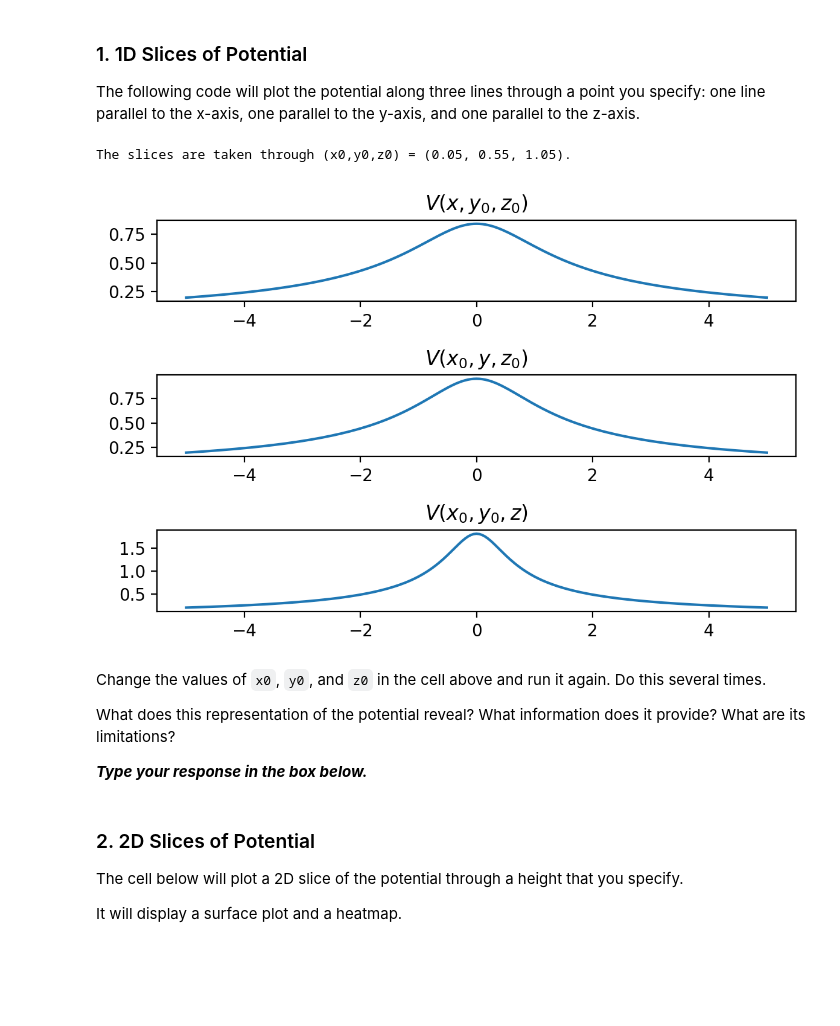
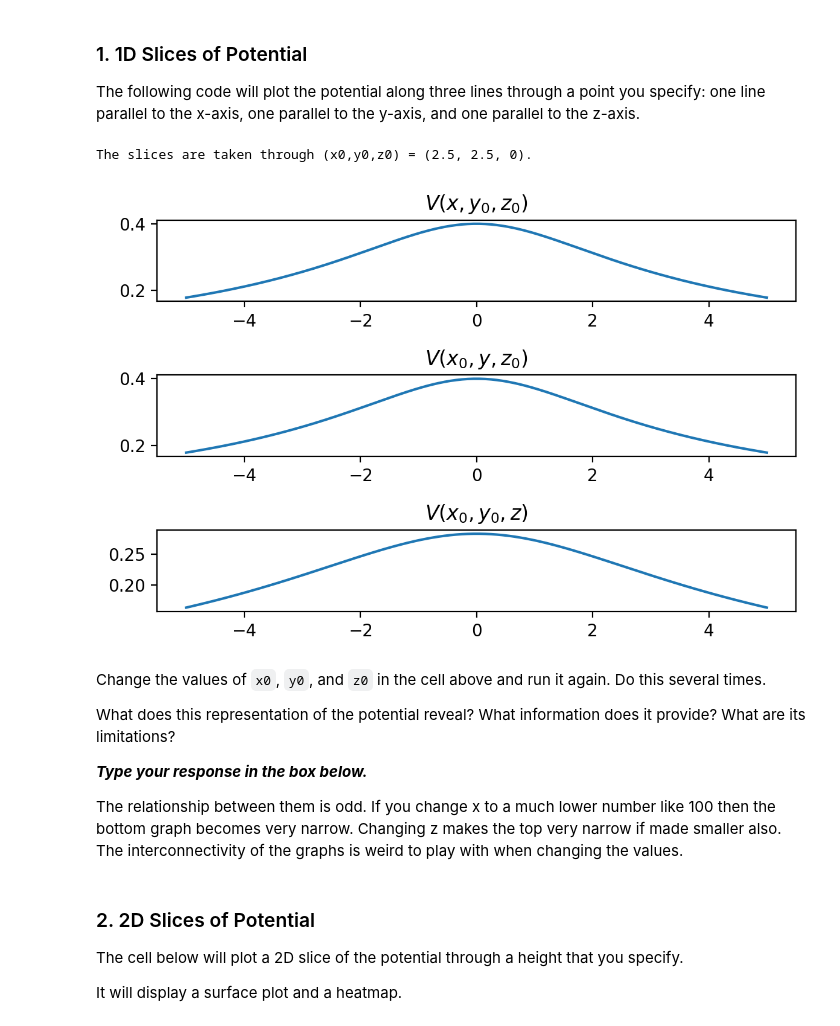
Before and after one commit to Mitchell7777/Mitchell-s-physics-stuff, a Jupyter notebook: week-01/01-visualizing-fields.ipynb, the cells around one changed output. Saved outputs shown, nothing was run; the diff lists cells and outputs as text; code cells hidden in the pictures; blank space fills up the shorter version.

```diff
--- a/week-01/01-visualizing-fields.ipynb
+++ b/week-01/01-visualizing-fields.ipynb
@@ -64,48 +66,50 @@ Now that we have a scalar field and a vector field, let's look at them!
 The following code will plot the potential along three lines through a point you specify: one line parallel to the x-axis, one parallel to the y-axis, and one parallel to the z-axis.
 # %%
 # Choose coordinate indices for slices.
-x0 = 101
-y0 = 111
-z0 = 121
+x0 = 150
+y0 = 150
+z0 = 100
 
 x_val = X[x0,y0,z0]
 y_val = Y[x0,y0,z0]
 z_val = Z[x0,y0,z0]
 
 print("The slices are taken through (x0,y0,z0) = (%g, %g, %g)." % (x_val, y_val, z_val))
 
 # Create a figure and plot the slices.
 fig, ax = plt.subplots(3, dpi=200)
 
 # Plot V(x,y0,z0)
 x = X[:,y0,z0]
 v1 = V[:,y0,z0]
 ax[0].plot(x,v1)
 ax[0].set_title(r"$V(x,y_0,z_0)$")
 
 # Plot V(x0,y,z0)
 y = Y[x0,:,z0]
 v2 = V[x0,:,z0]
 ax[1].plot(y,v2)
 ax[1].set_title(r"$V(x_0,y,z_0)$")
 
 # Plot V(x0,y0,z)
 z = Z[x0,y0,:]
 v3 = V[x0,y0,:]
 ax[2].plot(z,v3)
 ax[2].set_title(r"$V(x_0,y_0,z)$")
 
 
 fig.tight_layout()
 # %% [output]
-The slices are taken through (x0,y0,z0) = (0.05, 0.55, 1.05).
+The slices are taken through (x0,y0,z0) = (2.5, 2.5, 0).
-[figure, old version]
+[figure, new version]
 # %% [markdown]
 Change the values of `x0`, `y0`, and `z0` in the cell above and run it again.  Do this several times.
 
 What does this representation of the potential reveal?  What information does it provide?  What are its limitations?
 
 ***Type your response in the box below.***
+
+The relationship between them is odd. If you change x to a much lower number like 100 then the bottom graph becomes very narrow. Changing z makes the top very narrow if made smaller also. The interconnectivity of the graphs is weird to play with when changing the values.
 # %% [markdown]
 ### 2. 2D Slices of Potential
 
```
Also changed, not shown: parts of 12 cells of this notebook.
